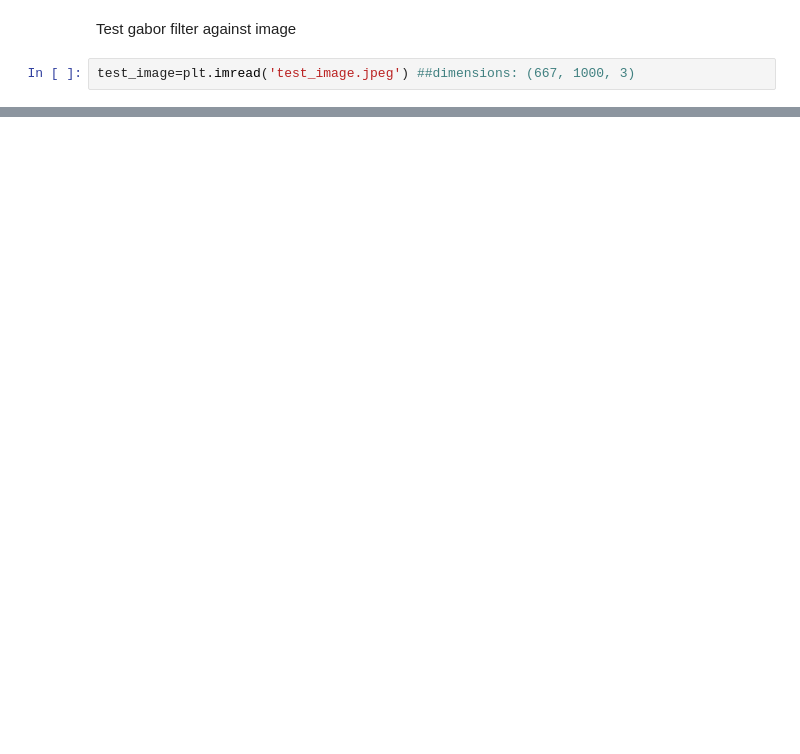
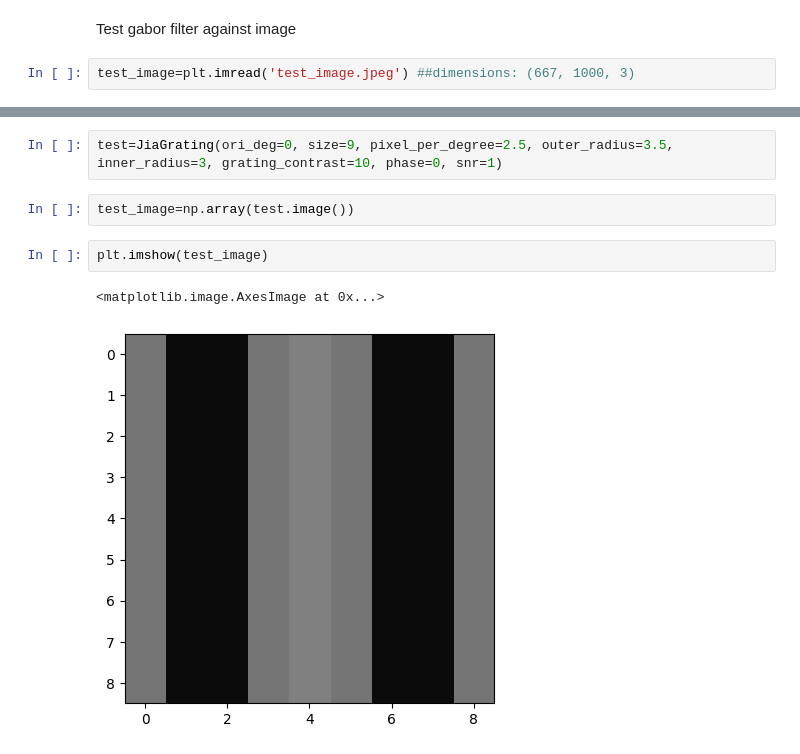
Before and after one commit to clarapecci/SSN_VPL, a Jupyter notebook: 2D SSN simulation.ipynb, the cells around one changed output, grey strips where cells are left out. Drawn from its saved outputs; the diff is of its cells as text; blank space fills up the shorter version.

```diff
--- a/2D SSN simulation.ipynb
+++ b/2D SSN simulation.ipynb
@@ -931,0 +1029,9 @@ test_image=plt.imread('test_image.jpeg') ##dimensions: (667, 1000, 3)
+# %%
+test=JiaGrating(ori_deg=0, size=9, pixel_per_degree=2.5, outer_radius=3.5, inner_radius=3, grating_contrast=10, phase=0, snr=1)
+# %%
+test_image=np.array(test.image())
+# %%
+plt.imshow(test_image)
+# %% [output]
+<matplotlib.image.AxesImage at 0x...>
+[figure, added]
```
Also changed, not shown: parts of 10 cells of this notebook.
